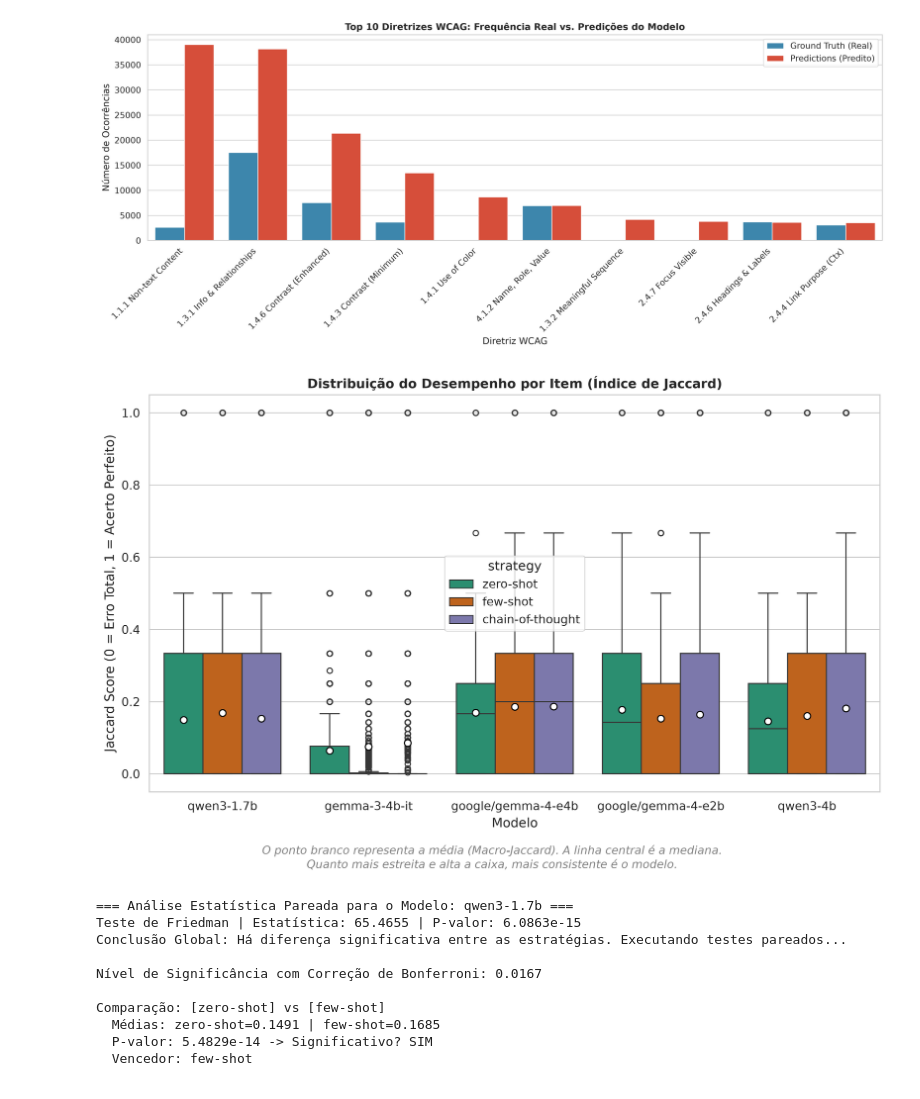
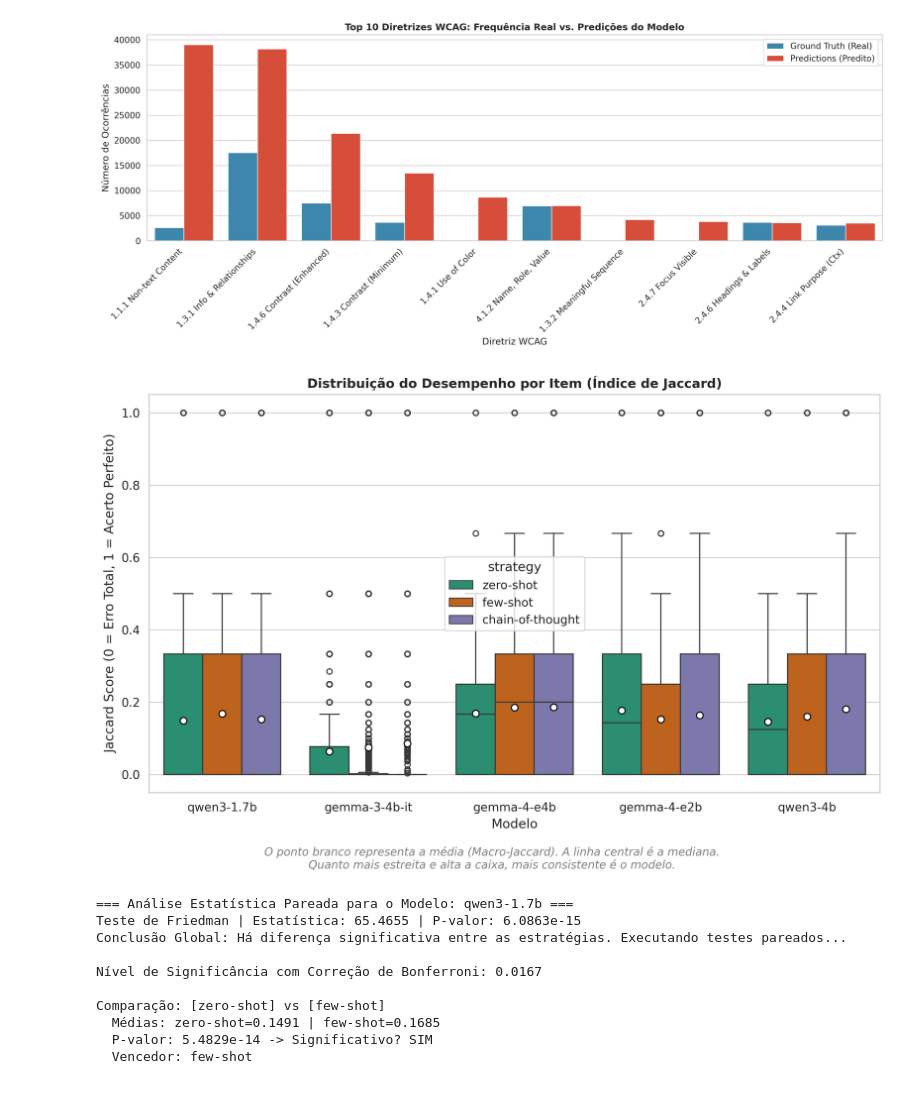
Before and after one commit to thiagogadelhaa/accessibility-validator-llm, a Jupyter notebook: analysis.ipynb, the cells around one changed output. Drawn from its saved outputs; the diff is of its cells as text; code cells hidden in the pictures.

```diff
--- a/analysis.ipynb
+++ b/analysis.ipynb
@@ -39,6 +39,8 @@ ARQUIVO_DATASET = "Original_full_data_new.csv"
 # %%
 resultados = pd.read_csv(ARQUIVO_RESULTADOS)
 linhas_error = list(pd.read_csv(ARQUIVO_LINHAS_ERRO)["failed_item_id"])
+# %%
+resultados['temp_model'] = resultados['model'].apply(lambda m: m.replace('google/', ''))
 # %%
 total_linhas = len(resultados["item_id"].unique())
 
@@ -244,35 +278,36 @@ def calculate_jaccard(row):
     return intersection / union
 
 # Calcula o score por item
 resultados['jaccard_score'] = resultados.apply(calculate_jaccard, axis=1)
 
+
 # Visualização da distribuição das notas via Boxplot
 plt.figure(figsize=(10, 6))
 sns.boxplot(
     data=resultados,
-    x='model',
+    x='temp_model',
     y='jaccard_score',
     hue='strategy',
     palette=strategy_palette,
     showmeans=True,
     meanprops={"marker":"o", "markerfacecolor":"white", "markeredgecolor":"black"}
 )
 
 plt.title('Distribuição do Desempenho por Item (Índice de Jaccard)', fontweight='bold')
 plt.ylabel('Jaccard Score (0 = Erro Total, 1 = Acerto Perfeito)')
 plt.xlabel('Modelo')
 
 # Adiciona uma explicação rápida para o artigo
 plt.figtext(
     0.5, -0.05,
     "O ponto branco representa a média (Macro-Jaccard). A linha central é a mediana.\nQuanto mais estreita e alta a caixa, mais consistente é o modelo.",
     ha="center", fontsize=10, style='italic', color='gray'
 )
 
 plt.tight_layout()
 plt.show()
 # %% [output]
-[figure, old version]
+[figure, new version]
 # %%
 from scipy.stats import friedmanchisquare, wilcoxon
 import itertools
```
Also changed, not shown: parts of 6 cells of this notebook.
